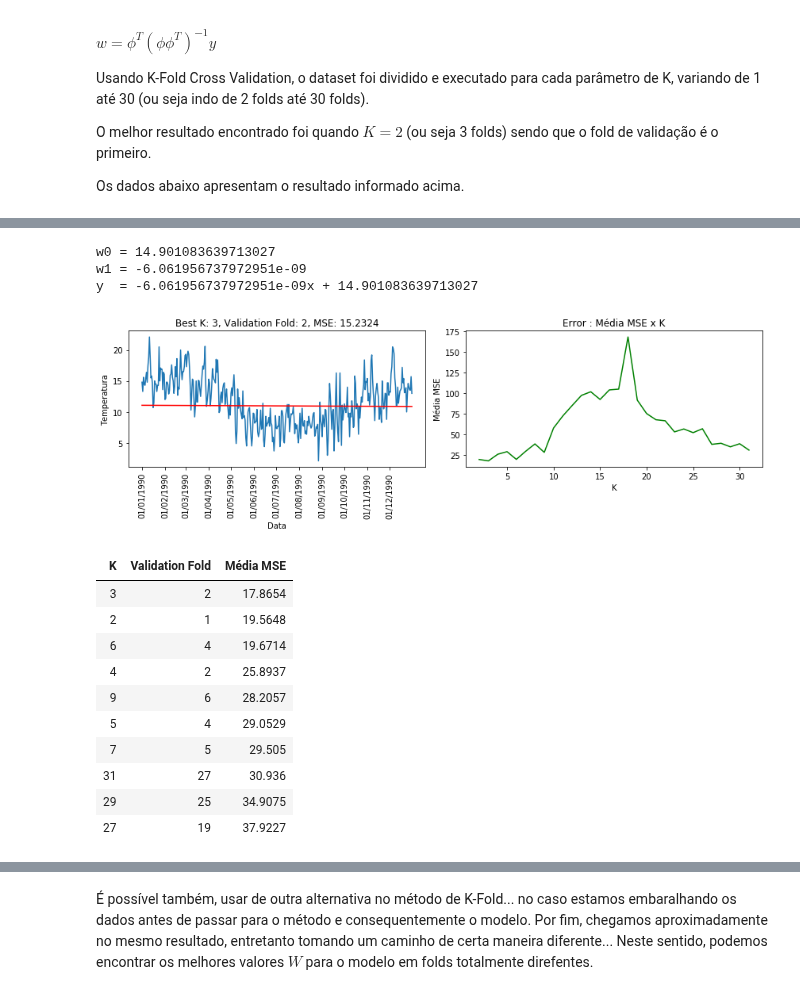
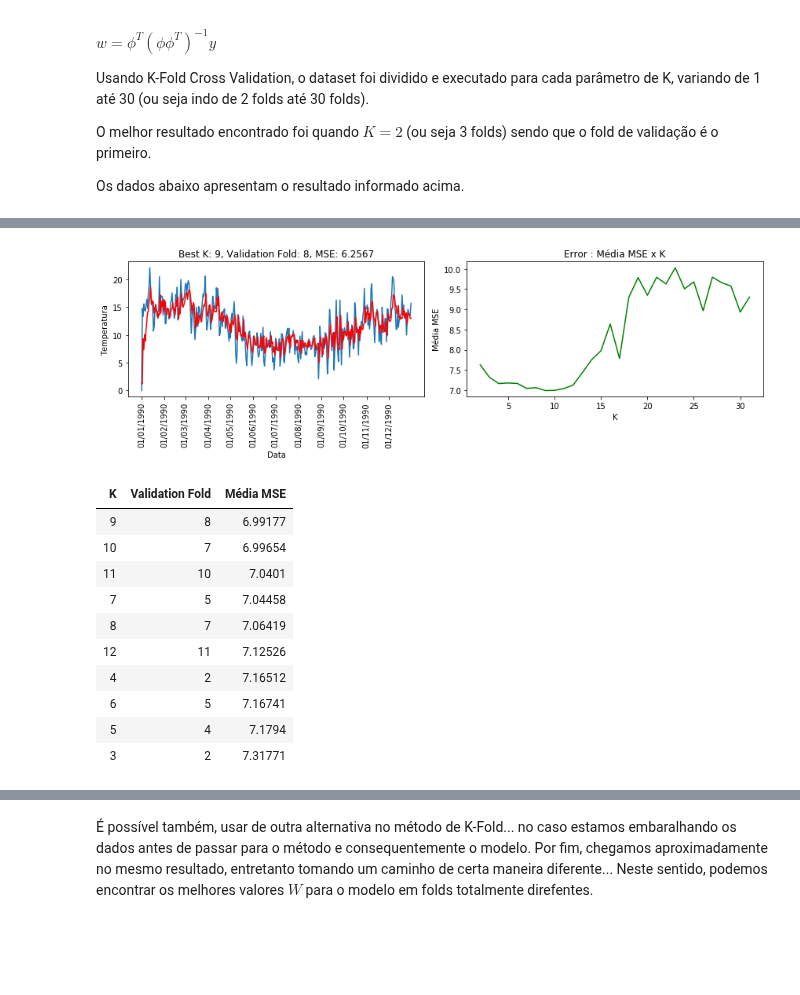
Before and after one commit to rdenadai/ia006c, a Jupyter notebook: notebooks/EFC01.ipynb, the cells around one changed output, grey strips where cells are left out. Drawn from its saved outputs; the diff is of its cells as text; code cells hidden in the pictures; blank space fills up the shorter version.

```diff
--- a/notebooks/EFC01.ipynb
+++ b/notebooks/EFC01.ipynb
@@ -683,0 +649,18 @@ for k in range(1, 3):
+# %%
+def sparse_temporal_data(data):
+    dados = data[:, 1]
+    size = len(dados)
+    std = []
+    for k in range(1, 32):
+        x = []
+        for i in range(size):
+            r = 0 if i-k < 0 else i-k
+            ds = dados[r:i]
+            if len(ds) < k:
+                ds = np.concatenate((np.zeros((k-len(ds), ), dtype=np.float32), ds))
+            x.append(np.concatenate((ds, np.array([dados[i]]))))
+        std.append(x)
+    return std
+
+train_k = sparse_temporal_data(train)
+test_k = sparse_temporal_data(test)
@@ -684,29 +692,4 @@ for k in range(1, 3):
 # %%
-fold_N, fold_val = 0, 0
-J_k = []
-for k in range(1, 31):
-    folds = kfold(train, k=k, shuffle=False)
-    J = []
-    better_J = 1e+10
-    val_fold = 0
-    for i in range(0, k):
-        # Validation set
-        X_val, y_val = folds[i][:, 0], folds[i][:, 1]
-        # Training set
-        nF = np.append(folds[i+1:, ], folds[:i, ], axis=0)
-        X, y = nF[0][:, 0], nF[0][:, 1]
-        # Train
-        linreg, _ = LinearRegressionImpl().train(X, y)
-        # Predict
-        yh = linreg.predict(X_val)
-        # MSE
-        e = linreg.mse(y_val, yh)
-        J.append(e)
-        if e < better_J:
-            val_fold = i
-            better_J = e
-    J_k.append((k, val_fold, np.mean(J), folds))
-
 best_result = None
 best_J = 1e+10
 for Jk in J_k:
@@ -720,61 +703,55 @@ k = int(k)
 minor_J0 = 1e+10
 best_weights = None
 # Validation set
-X_val, y_val = folds[i][:, 0], folds[i][:, 1]
+X_val, y_val = folds[i][:, :k], folds[i][:, k]
 # Training set
 nF = np.append(folds[i+1:, ], folds[:i, ], axis=0)
-X, y = nF[0][:, 0], nF[0][:, 1]
+X, y = nF[0][:, :k], nF[0][:, k]
 # Train
 linreg, _ = LinearRegressionImpl().train(X, y)
 best_weights = linreg.w
 
 # Running again for the best result
 lr = LinearRegressionImpl(weights=best_weights)
+test_f = np.array(test_k[k])
+X_test, y_test = test_f[:, :k], test_f[:, k]
 yh_test = lr.predict(X_test)
 mse = lr.mse(y_test, yh_test)
 
 # Data table
 J_k = np.array(J_k)
 df = pd.DataFrame([Jk[:3] for Jk in J_k], columns=["K", "Validation Fold", "Média MSE"])
 df["K"] += 1
 df["Validation Fold"] += 1
-
-w0, w1 = lr.w
-print(f"w0 = {w0}")
-print(f"w1 = {w1}")
-print(f"y  = {w1}x + {w0}")
 
 plt.figure(figsize=(12, 4))
 plt.subplot(1, 2, 1)
 plt.title(f"Best K: {k+1}, Validation Fold: {i+1}, MSE: {np.round(mse, 4)}")
 plt.xticks(dts1990[2].to_numpy().astype(np.float32), dts1990[0].to_numpy(), rotation=90)
 plt.xlabel("Data")
 plt.ylabel("Temperatura")
 plt.plot(test[:, 0], y_test)
 plt.plot(test[:, 0], yh_test, 'r')
 plt.subplot(1, 2, 2)
 plt.title(f"Error : Média MSE x K")
 plt.xlabel("K")
 plt.ylabel("Média MSE")
 plt.plot(df["K"], df["Média MSE"], "g")
 plt.tight_layout()
 plt.show()
 
 df = df.sort_values(by=["Média MSE"]).head(10)
 df.style.hide_index()
 # %% [output]
-w0 = 14.901083639713027
-w1 = -6.061956737972951e-09
-y  = -6.061956737972951e-09x + 14.901083639713027
-[figure, old version]
+[figure, new version]
 | K | Validation Fold | Média MSE |
-| 3 | 2 | 17.8654 |
-| 2 | 1 | 19.5648 |
-| 6 | 4 | 19.6714 |
-| 4 | 2 | 25.8937 |
-| 9 | 6 | 28.2057 |
-| 5 | 4 | 29.0529 |
-| 7 | 5 | 29.505 |
-| 31 | 27 | 30.936 |
-| 29 | 25 | 34.9075 |
-| 27 | 19 | 37.9227 |
+| 9 | 8 | 6.99177 |
+| 10 | 7 | 6.99654 |
+| 11 | 10 | 7.0401 |
+| 7 | 5 | 7.04458 |
+| 8 | 7 | 7.06419 |
+| 12 | 11 | 7.12526 |
+| 4 | 2 | 7.16512 |
+| 6 | 5 | 7.16741 |
+| 5 | 4 | 7.1794 |
+| 3 | 2 | 7.31771 |
```
Also changed, not shown: parts of 9 cells of this notebook.
